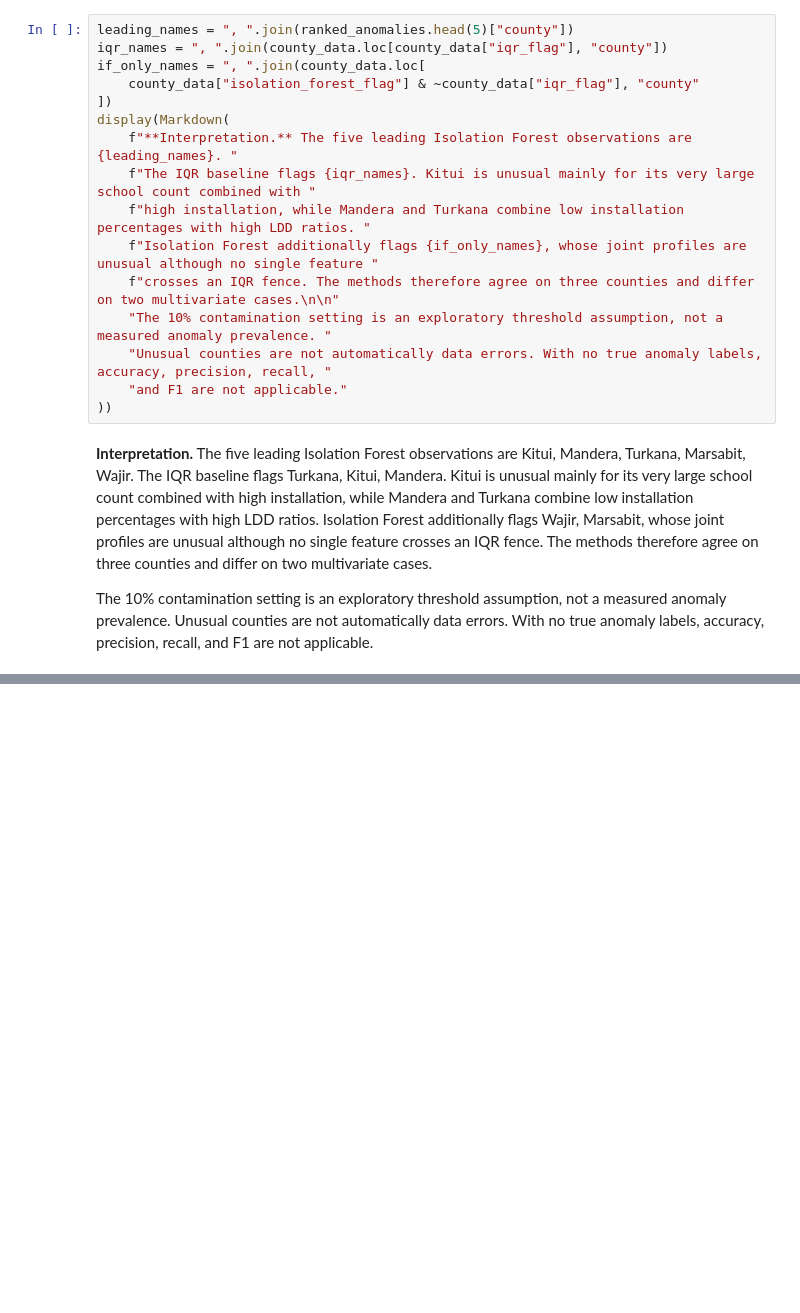
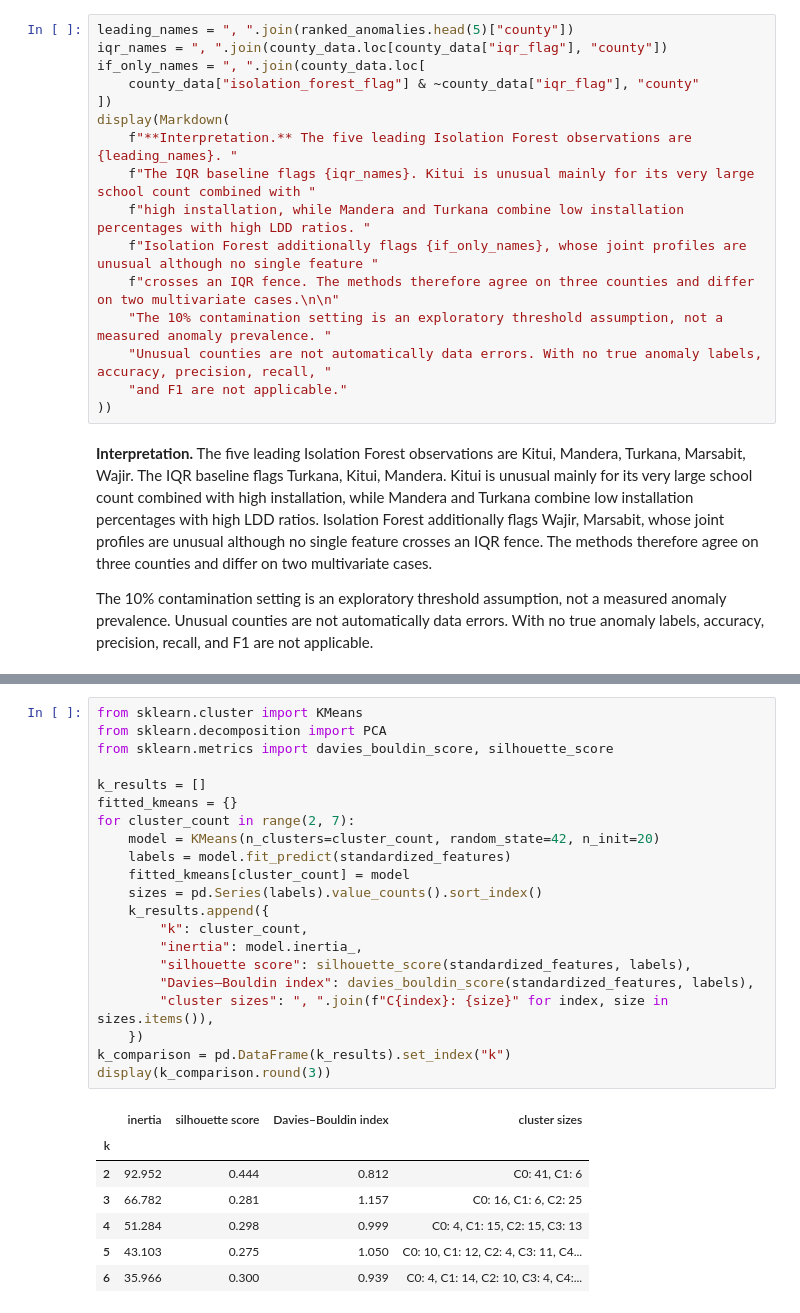
Before and after one commit to hubertnshuti/country-schools-data-analysis, a Jupyter notebook: lab2_school_analysis.ipynb, the cells around one changed output, grey strips where cells are left out. Cells and saved outputs as stored; diff of their text form; blank space fills up the shorter version.

```diff
--- a/lab2_school_analysis.ipynb
+++ b/lab2_school_analysis.ipynb
@@ -331,0 +336,29 @@ The 10% contamination setting is an exploratory threshold assumption, not a meas
+# %%
+from sklearn.cluster import KMeans
+from sklearn.decomposition import PCA
+from sklearn.metrics import davies_bouldin_score, silhouette_score
+
+k_results = []
+fitted_kmeans = {}
+for cluster_count in range(2, 7):
+    model = KMeans(n_clusters=cluster_count, random_state=42, n_init=20)
+    labels = model.fit_predict(standardized_features)
+    fitted_kmeans[cluster_count] = model
+    sizes = pd.Series(labels).value_counts().sort_index()
+    k_results.append({
+        "k": cluster_count,
+        "inertia": model.inertia_,
+        "silhouette score": silhouette_score(standardized_features, labels),
+        "Davies–Bouldin index": davies_bouldin_score(standardized_features, labels),
+        "cluster sizes": ", ".join(f"C{index}: {size}" for index, size in sizes.items()),
+    })
+k_comparison = pd.DataFrame(k_results).set_index("k")
+display(k_comparison.round(3))
+# %% [output]
+|  | inertia | silhouette score | Davies–Bouldin index | cluster sizes |
+| k |  |  |  |  |
+| 2 | 92.952 | 0.444 | 0.812 | C0: 41, C1: 6 |
+| 3 | 66.782 | 0.281 | 1.157 | C0: 16, C1: 6, C2: 25 |
+| 4 | 51.284 | 0.298 | 0.999 | C0: 4, C1: 15, C2: 15, C3: 13 |
+| 5 | 43.103 | 0.275 | 1.050 | C0: 10, C1: 12, C2: 4, C3: 11, C4... |
+| 6 | 35.966 | 0.300 | 0.939 | C0: 4, C1: 14, C2: 10, C3: 4, C4:... |
```
Also changed, not shown: parts of 5 cells of this notebook.
